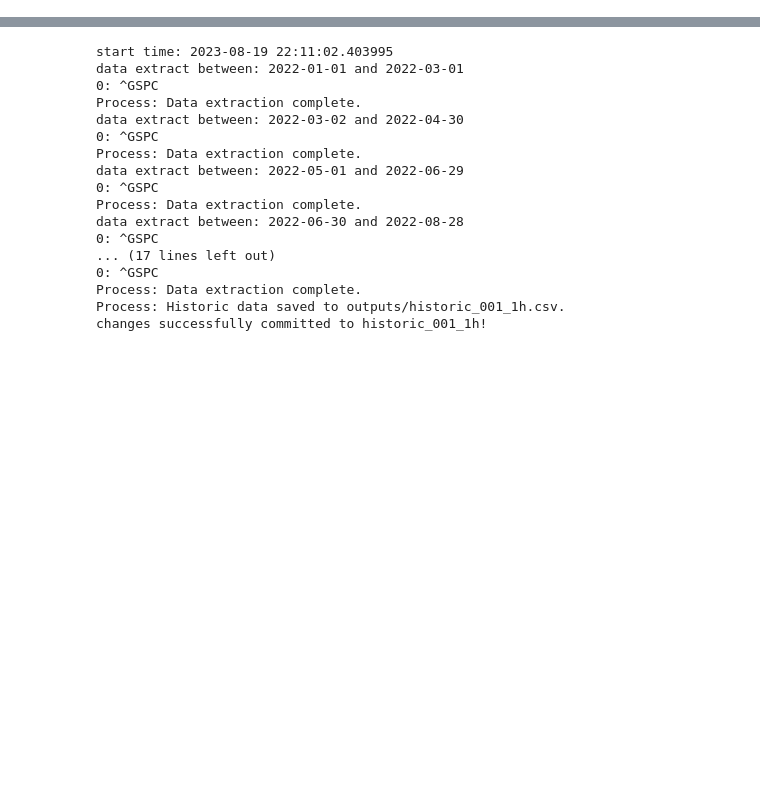
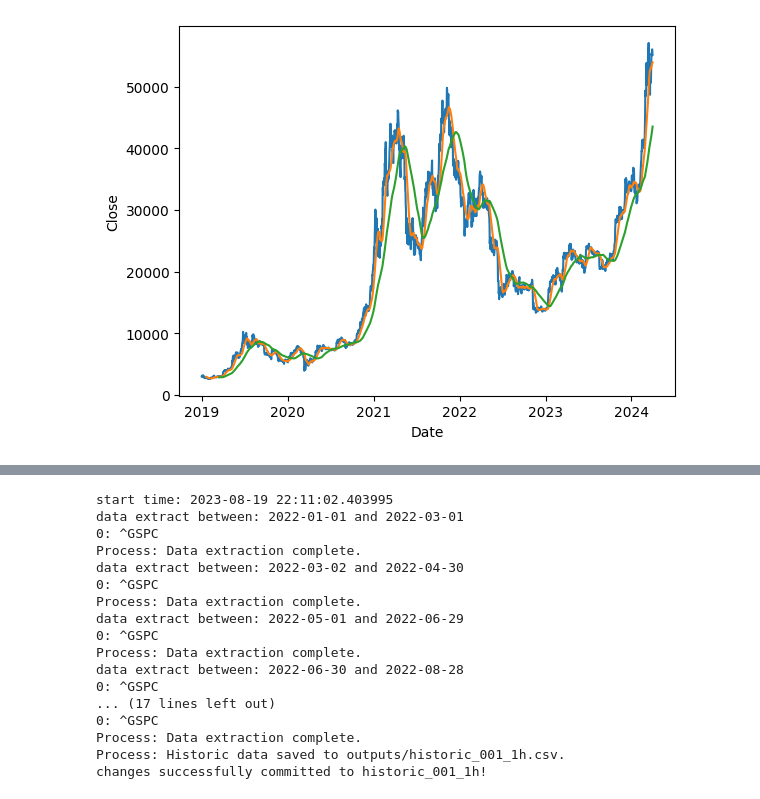
Before and after one commit to HdamaGIT/daman-trading, a Jupyter notebook: trading_system/main.ipynb, the cells around one changed output, grey strips where cells are left out. Cells and saved outputs as stored; diff of their text form; code cells hidden in the pictures; blank space fills up the shorter version.

```diff
--- a/trading_system/main.ipynb
+++ b/trading_system/main.ipynb
@@ -12,0 +90,4 @@ from master_func import master
+# %%
+plot(pd.DataFrame(dic['BTC-GBP']))
+# %% [output]
+[figure, added]
```
Also changed, not shown: parts of 15 cells of this notebook, 50 other files.
